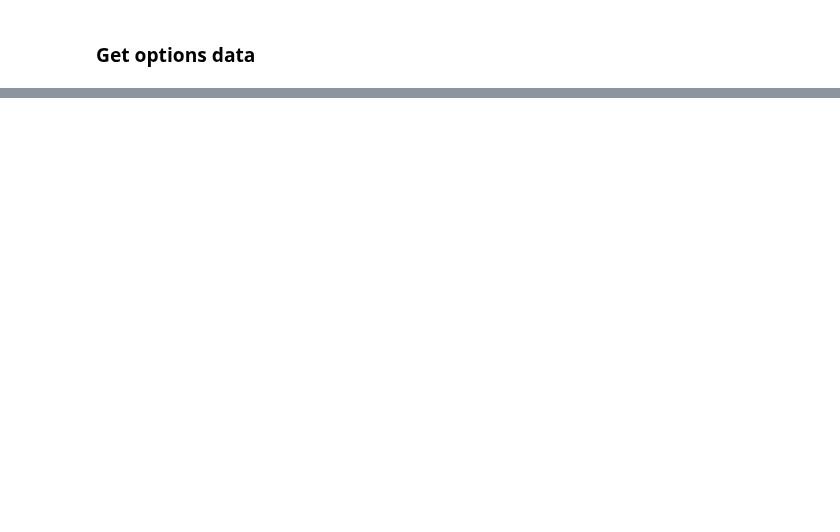
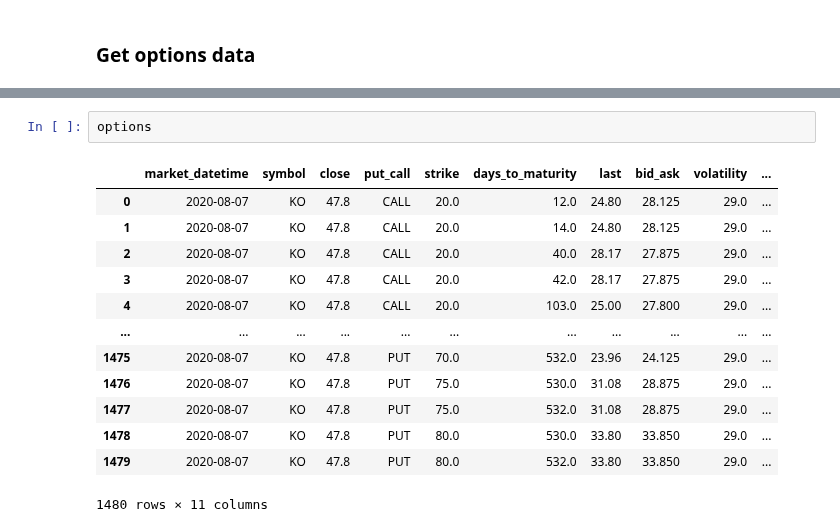
Before and after one commit to rbetzler/fun-times-in-python, a Jupyter notebook: finance/science/exploration/20200722_lstm.ipynb, the cells around one changed output, grey strips where cells are left out. Cells and saved outputs as stored; diff of their text form; blank space fills up the shorter version.

```diff
--- a/finance/science/exploration/20200722_lstm.ipynb
+++ b/finance/science/exploration/20200722_lstm.ipynb
@@ -302,3 +313,19 @@ options.head()
+# %%
+options
+# %% [output]
+|  | market_datetime | symbol | close | put_call | strike | days_to_maturity | last | bid_ask | volatility | ... |
+| 0 | 2020-08-07 | KO | 47.8 | CALL | 20.0 | 12.0 | 24.80 | 28.125 | 29.0 | ... |
+| 1 | 2020-08-07 | KO | 47.8 | CALL | 20.0 | 14.0 | 24.80 | 28.125 | 29.0 | ... |
+| 2 | 2020-08-07 | KO | 47.8 | CALL | 20.0 | 40.0 | 28.17 | 27.875 | 29.0 | ... |
+| 3 | 2020-08-07 | KO | 47.8 | CALL | 20.0 | 42.0 | 28.17 | 27.875 | 29.0 | ... |
+| 4 | 2020-08-07 | KO | 47.8 | CALL | 20.0 | 103.0 | 25.00 | 27.800 | 29.0 | ... |
+| ... | ... | ... | ... | ... | ... | ... | ... | ... | ... | ... |
+| 1475 | 2020-08-07 | KO | 47.8 | PUT | 70.0 | 532.0 | 23.96 | 24.125 | 29.0 | ... |
+| 1476 | 2020-08-07 | KO | 47.8 | PUT | 75.0 | 530.0 | 31.08 | 28.875 | 29.0 | ... |
+| 1477 | 2020-08-07 | KO | 47.8 | PUT | 75.0 | 532.0 | 31.08 | 28.875 | 29.0 | ... |
+| 1478 | 2020-08-07 | KO | 47.8 | PUT | 80.0 | 530.0 | 33.80 | 33.850 | 29.0 | ... |
+| 1479 | 2020-08-07 | KO | 47.8 | PUT | 80.0 | 532.0 | 33.80 | 33.850 | 29.0 | ... |
+1480 rows × 11 columns
 # %%
 x = options[(options['put_call']=='CALL') & (options['days_to_maturity']==9)]
 
```
Also changed, not shown: parts of 3 cells of this notebook.
